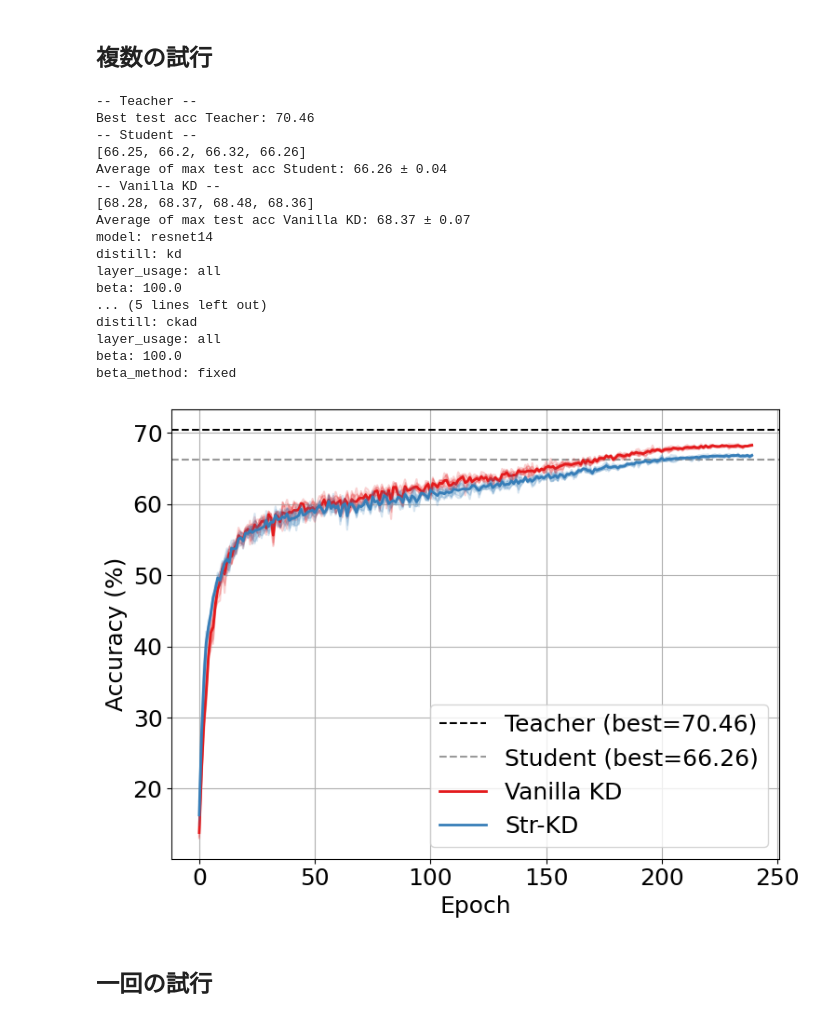
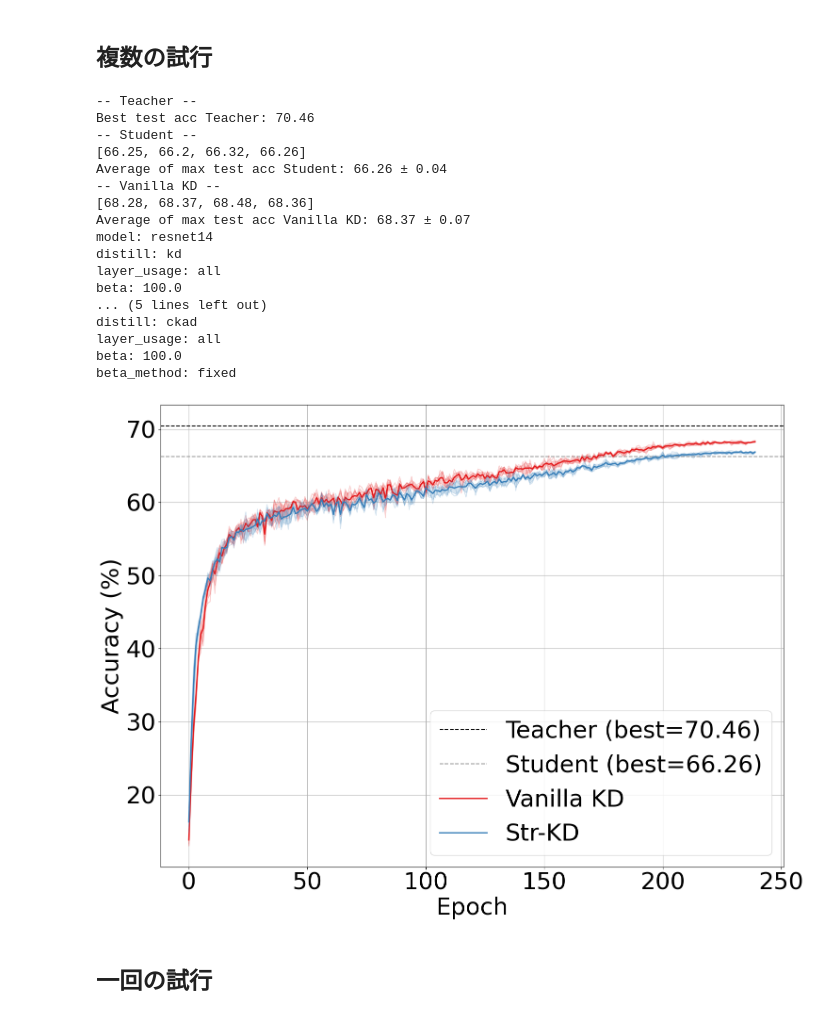
Before and after one commit to Komatsunabok/strkd0928, a Jupyter notebook: visualize/viz_acc.ipynb, the cells around one changed output. Saved outputs shown, nothing was run; the diff lists cells and outputs as text; code cells hidden in the pictures.

```diff
--- a/visualize/viz_acc.ipynb
+++ b/visualize/viz_acc.ipynb
@@ -231,8 +231,8 @@ import matplotlib.pyplot as plt
 import os, json
 
 plt.close('all')
-plt.figure(figsize=(8, 6))
-plt.rcParams['font.size'] = 18
+plt.figure(figsize=(16, 12))
+plt.rcParams['font.size'] = 36
 
 for idx, (label, paths) in enumerate(files.items()):
     if not isinstance(paths, list):
@@ -303,34 +303,34 @@ for idx, (label, paths) in enumerate(files.items()):
     show_json_info(json_path, keys=["model", "distill", "layer_usage", "beta", "beta_method"])
     # json_path = os.path.join(root, paths[1], "test_best_metrics.json")
     # show_json_info(json_path, keys=["test_acc", "epoch"])
 
 
 plt.xlabel("Epoch")
 plt.ylabel("Accuracy (%)")
 # plt.title("Accuracy (Teacher: VGG16, Student: VGG8)")
 plt.legend()
 plt.grid(True)
 plt.tight_layout()
 plt.show()
 # %% [output]
 -- Teacher --
 Best test acc Teacher: 70.46
 -- Student --
 [66.25, 66.2, 66.32, 66.26]
 Average of max test acc Student: 66.26 ± 0.04
 -- Vanilla KD --
 [68.28, 68.37, 68.48, 68.36]
 Average of max test acc Vanilla KD: 68.37 ± 0.07
 model: resnet14
 distill: kd
 layer_usage: all
 beta: 100.0
 ... (5 lines left out)
 distill: ckad
 layer_usage: all
 beta: 100.0
 beta_method: fixed
-[figure, old version]
+[figure, new version]
 # %% [markdown]
 ## 一回の試行
 # %%
```
Also changed, not shown: parts of 1 cell of this notebook, 4 other files.
